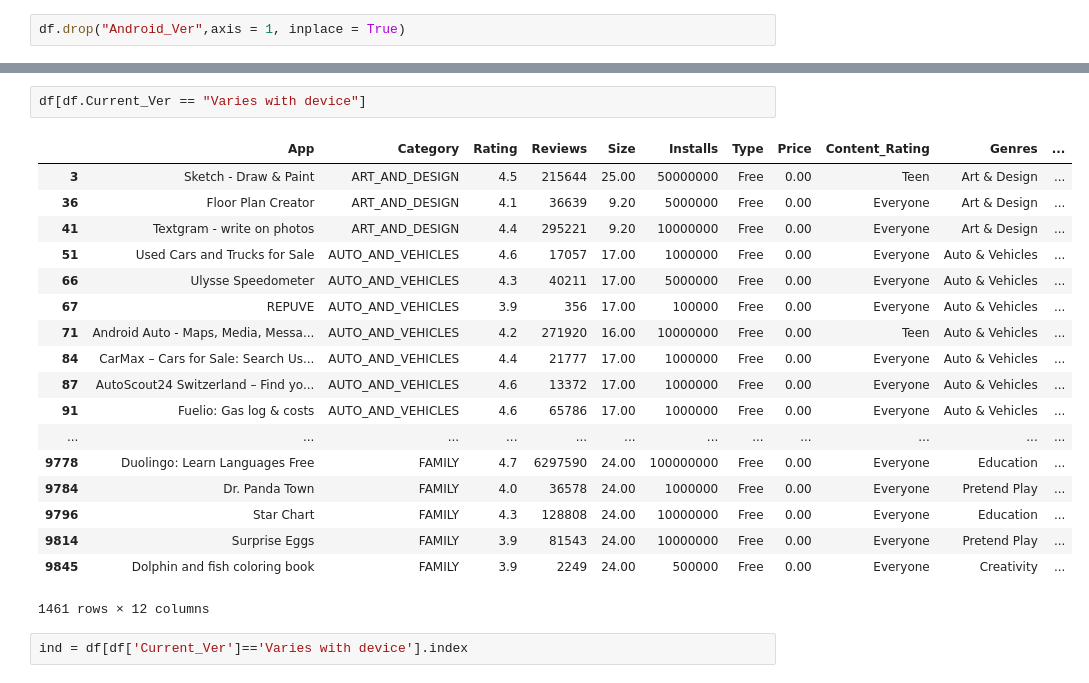
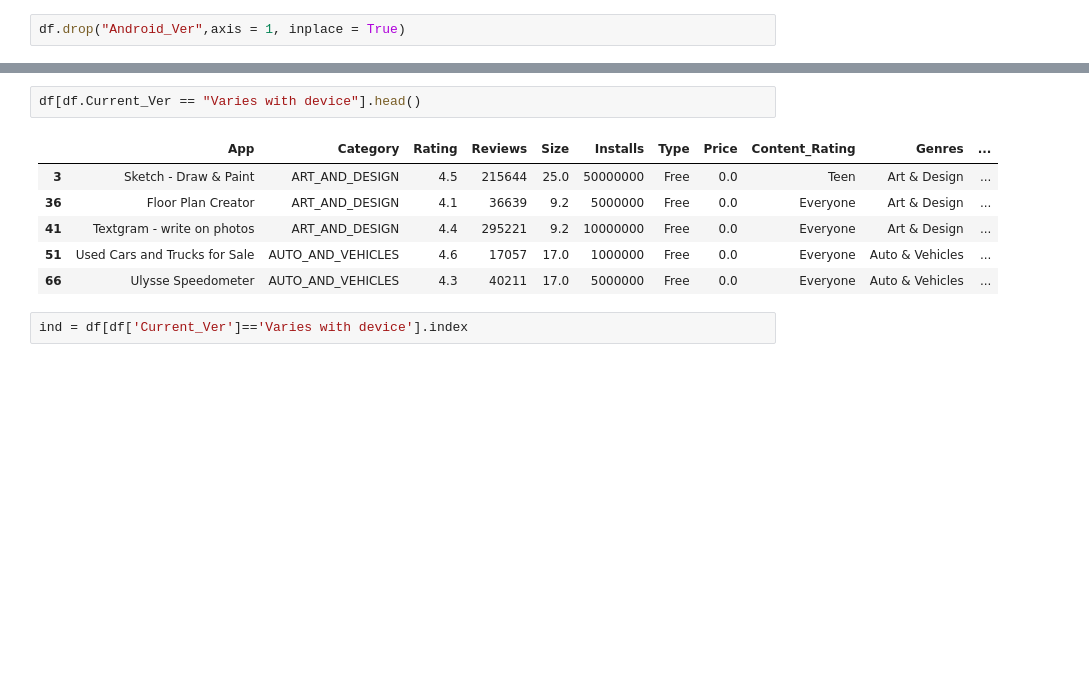
Before and after one commit to mohitpd/My_Projects, a Jupyter notebook: PlayStore/PlayStoreReviews.ipynb, the cells around one changed output, grey strips where cells are left out. Cells and saved outputs as stored; diff of their text form; blank space fills up the shorter version.

Commit message:
Play Store EDA

```diff
--- a/PlayStore/PlayStoreReviews.ipynb
+++ b/PlayStore/PlayStoreReviews.ipynb
@@ -365,24 +385,12 @@ memory usage: 885.0+ KB
 # %%
-df[df.Current_Ver == "Varies with device"]
+df[df.Current_Ver == "Varies with device"].head()
 # %% [output]
 |  | App | Category | Rating | Reviews | Size | Installs | Type | Price | Content_Rating | Genres | ... |
-| 3 | Sketch - Draw & Paint | ART_AND_DESIGN | 4.5 | 215644 | 25.00 | 50000000 | Free | 0.00 | Teen | Art & Design | ... |
-| 36 | Floor Plan Creator | ART_AND_DESIGN | 4.1 | 36639 | 9.20 | 5000000 | Free | 0.00 | Everyone | Art & Design | ... |
-| 41 | Textgram - write on photos | ART_AND_DESIGN | 4.4 | 295221 | 9.20 | 10000000 | Free | 0.00 | Everyone | Art & Design | ... |
-| 51 | Used Cars and Trucks for Sale | AUTO_AND_VEHICLES | 4.6 | 17057 | 17.00 | 1000000 | Free | 0.00 | Everyone | Auto & Vehicles | ... |
-| 66 | Ulysse Speedometer | AUTO_AND_VEHICLES | 4.3 | 40211 | 17.00 | 5000000 | Free | 0.00 | Everyone | Auto & Vehicles | ... |
-| 67 | REPUVE | AUTO_AND_VEHICLES | 3.9 | 356 | 17.00 | 100000 | Free | 0.00 | Everyone | Auto & Vehicles | ... |
-| 71 | Android Auto - Maps, Media, Messa... | AUTO_AND_VEHICLES | 4.2 | 271920 | 16.00 | 10000000 | Free | 0.00 | Teen | Auto & Vehicles | ... |
-| 84 | CarMax – Cars for Sale: Search Us... | AUTO_AND_VEHICLES | 4.4 | 21777 | 17.00 | 1000000 | Free | 0.00 | Everyone | Auto & Vehicles | ... |
-| 87 | AutoScout24 Switzerland – Find yo... | AUTO_AND_VEHICLES | 4.6 | 13372 | 17.00 | 1000000 | Free | 0.00 | Everyone | Auto & Vehicles | ... |
-| 91 | Fuelio: Gas log & costs | AUTO_AND_VEHICLES | 4.6 | 65786 | 17.00 | 1000000 | Free | 0.00 | Everyone | Auto & Vehicles | ... |
-| ... | ... | ... | ... | ... | ... | ... | ... | ... | ... | ... | ... |
-| 9778 | Duolingo: Learn Languages Free | FAMILY | 4.7 | 6297590 | 24.00 | 100000000 | Free | 0.00 | Everyone | Education | ... |
-| 9784 | Dr. Panda Town | FAMILY | 4.0 | 36578 | 24.00 | 1000000 | Free | 0.00 | Everyone | Pretend Play | ... |
-| 9796 | Star Chart | FAMILY | 4.3 | 128808 | 24.00 | 10000000 | Free | 0.00 | Everyone | Education | ... |
-| 9814 | Surprise Eggs | FAMILY | 3.9 | 81543 | 24.00 | 10000000 | Free | 0.00 | Everyone | Pretend Play | ... |
-| 9845 | Dolphin and fish coloring book | FAMILY | 3.9 | 2249 | 24.00 | 500000 | Free | 0.00 | Everyone | Creativity | ... |
+| 3 | Sketch - Draw & Paint | ART_AND_DESIGN | 4.5 | 215644 | 25.0 | 50000000 | Free | 0.0 | Teen | Art & Design | ... |
+| 36 | Floor Plan Creator | ART_AND_DESIGN | 4.1 | 36639 | 9.2 | 5000000 | Free | 0.0 | Everyone | Art & Design | ... |
+| 41 | Textgram - write on photos | ART_AND_DESIGN | 4.4 | 295221 | 9.2 | 10000000 | Free | 0.0 | Everyone | Art & Design | ... |
+| 51 | Used Cars and Trucks for Sale | AUTO_AND_VEHICLES | 4.6 | 17057 | 17.0 | 1000000 | Free | 0.0 | Everyone | Auto & Vehicles | ... |
+| 66 | Ulysse Speedometer | AUTO_AND_VEHICLES | 4.3 | 40211 | 17.0 | 5000000 | Free | 0.0 | Everyone | Auto & Vehicles | ... |
-1461 rows × 12 columns
 # %%
 ind = df[df['Current_Ver']=='Varies with device'].index
 # %%
```
Also changed, not shown: parts of 23 cells of this notebook.
